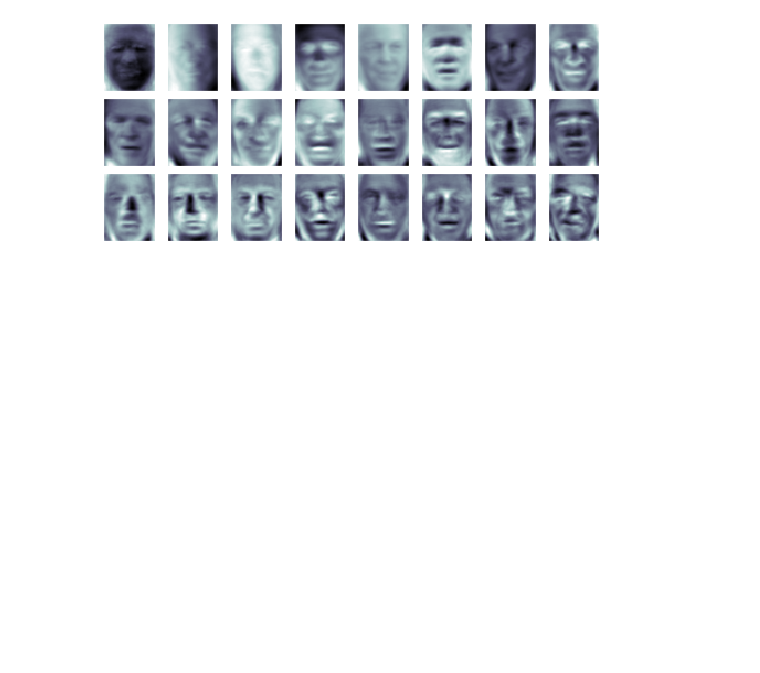
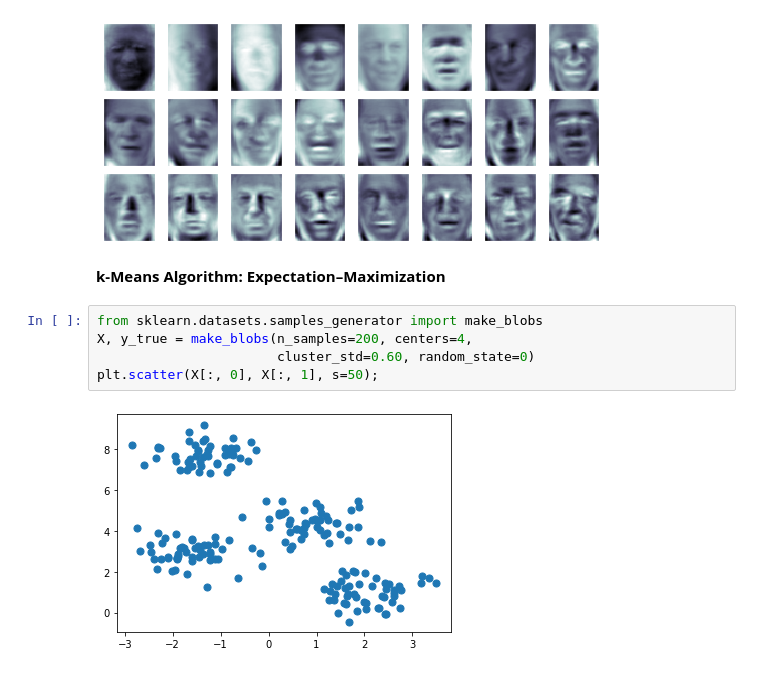
Before and after one commit to dmitry10x/ml_book, a Jupyter notebook: sklearn/Untitled.ipynb, the cells around one changed output. Drawn from its saved outputs; the diff is of its cells as text; blank space fills up the shorter version.

Commit message:
clustering: KMeans,Spectral, GMM

```diff
--- a/sklearn/Untitled.ipynb
+++ b/sklearn/Untitled.ipynb
@@ -465,3 +463,12 @@ for i, ax in enumerate(axes.flat):
 # %% [output]
 The history saving thread hit an unexpected error (OperationalError('database or disk is full')).History will not be written to the database.
 [figure]
+# %% [markdown]
+**k-Means Algorithm: Expectation–Maximization**
+# %%
+from sklearn.datasets.samples_generator import make_blobs
+X, y_true = make_blobs(n_samples=200, centers=4,
+                       cluster_std=0.60, random_state=0)
+plt.scatter(X[:, 0], X[:, 1], s=50);
+# %% [output]
+[figure, added]
```
Also changed, not shown: parts of 11 cells of this notebook.
